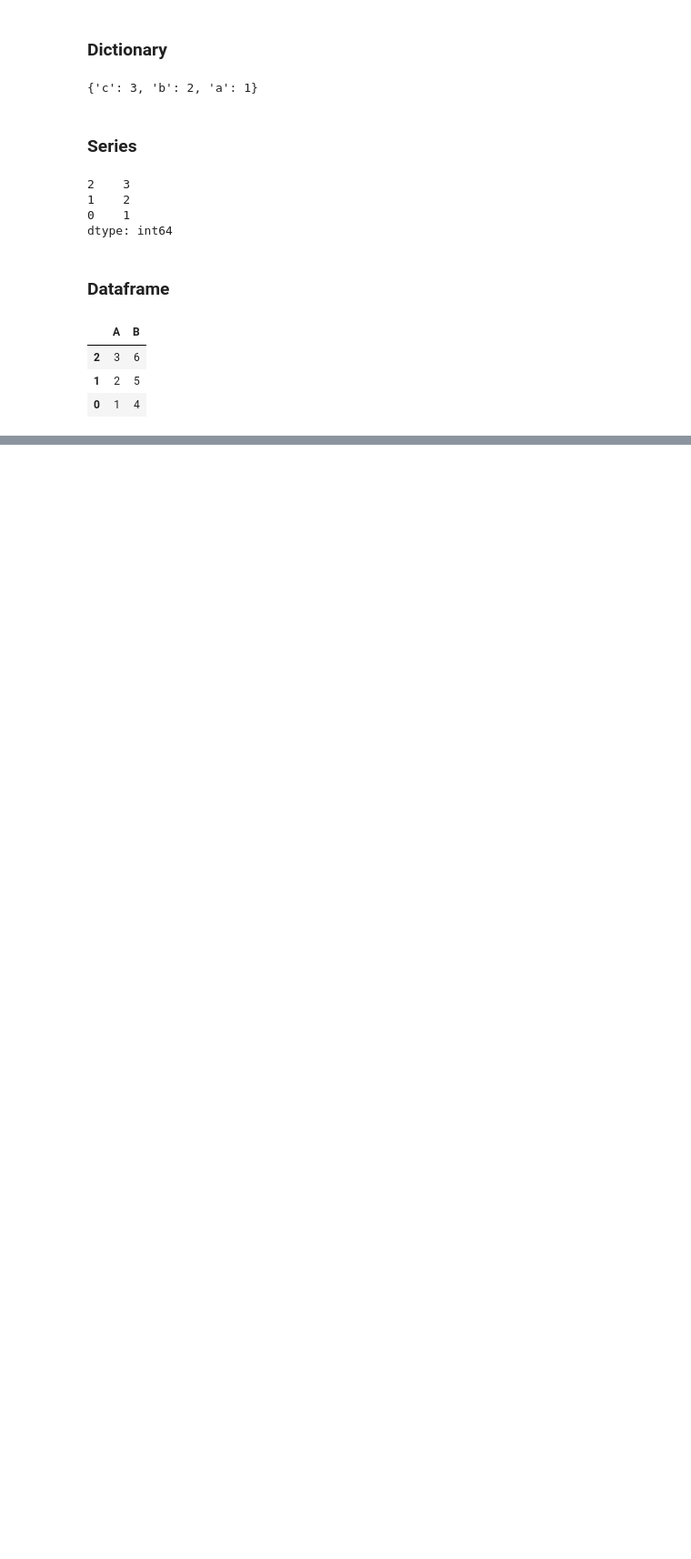
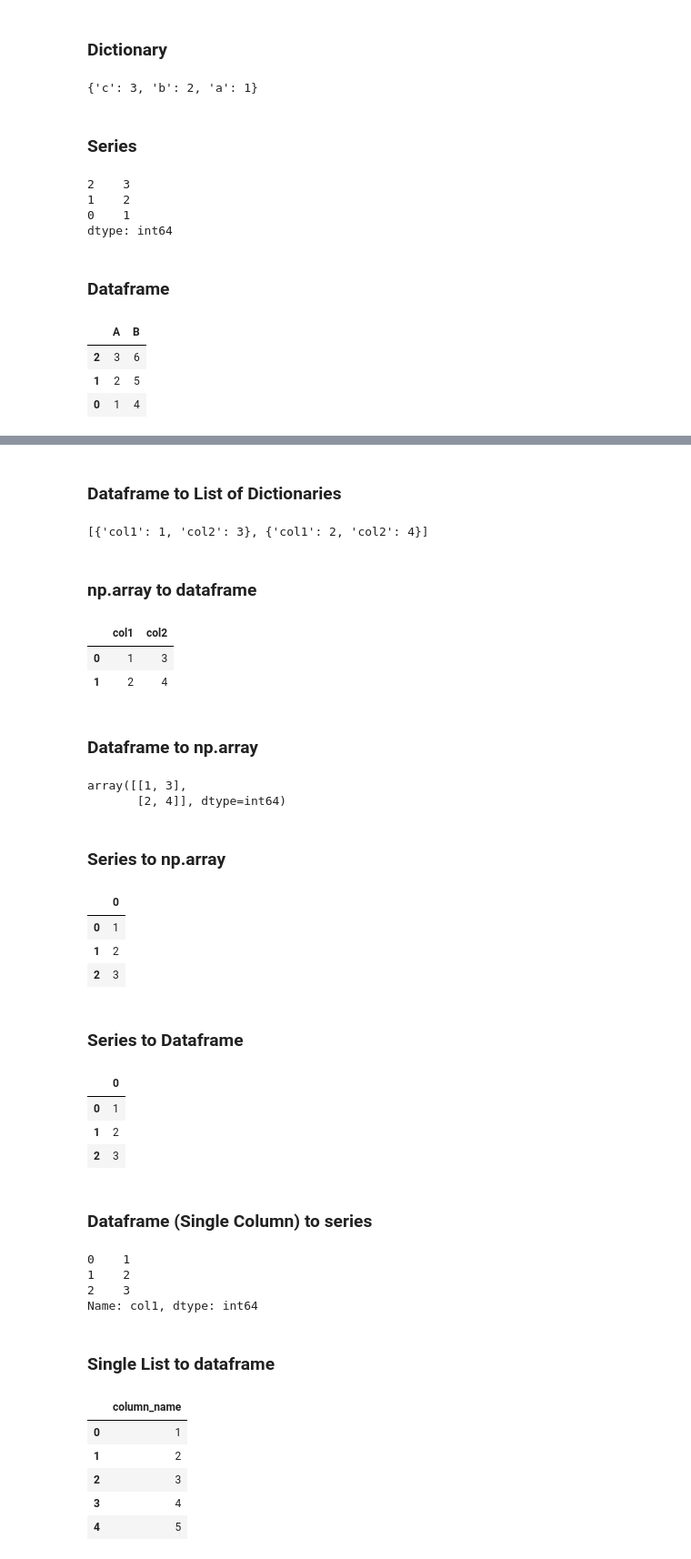
Before and after one commit to priyankconnect/MyProjects, a Jupyter notebook: Python Data Structures/Python Data Structures.ipynb, the cells around one changed output, grey strips where cells are left out. Shown: that part at 91% size. Drawn from its saved outputs; the diff is of its cells as text; code cells hidden in the pictures; blank space fills up the shorter version.

```diff
--- a/Python Data Structures/Python Data Structures.ipynb
+++ b/Python Data Structures/Python Data Structures.ipynb
@@ -526,0 +649,74 @@ reversed_df
+# %% [markdown]
+###  Dataframe to List of Dictionaries
+# %%
+df = pd.DataFrame({'col1': [1, 2], 'col2': [3, 4]})
+lst_of_dicts = df.to_dict('records')
+lst_of_dicts
+# %% [output]
+[{'col1': 1, 'col2': 3}, {'col1': 2, 'col2': 4}]
+# %% [markdown]
+###  np.array to dataframe
+# %%
+arr = np.array([[1, 3], [2, 4]])
+df = pd.DataFrame(arr, columns=['col1', 'col2'])
+df
+# %% [output]
+|  | col1 | col2 |
+| 0 | 1 | 3 |
+| 1 | 2 | 4 |
+# %% [markdown]
+###  Dataframe to np.array
+# %%
+df = pd.DataFrame({'col1': [1, 2], 'col2': [3, 4]})
+arr = df.values
+arr
+# %% [output]
+array([[1, 3],
+       [2, 4]], dtype=int64)
+# %% [markdown]
+###  Series to np.array
+# %%
+series_obj = pd.Series([1, 2, 3])
+df = series_obj.to_frame()
+df
+# %% [output]
+|  | 0 |
+| 0 | 1 |
+| 1 | 2 |
+| 2 | 3 |
+# %% [markdown]
+###  Series to Dataframe
+# %%
+series_obj = pd.Series([1, 2, 3])
+df = series_obj.to_frame()
+df
+# %% [output]
+|  | 0 |
+| 0 | 1 |
+| 1 | 2 |
+| 2 | 3 |
+# %% [markdown]
+###  Dataframe (Single Column) to series
+# %%
+df = pd.DataFrame({'col1': [1, 2, 3]})
+series_obj = df['col1']
+series_obj
+# %% [output]
+0    1
+1    2
+2    3
+Name: col1, dtype: int64
+# %% [markdown]
+###  Single List to dataframe
+# %%
+import pandas as pd
+lst = [1, 2, 3, 4, 5]
+df = pd.DataFrame(lst, columns=['column_name'])
+df
+# %% [output]
+|  | column_name |
+| 0 | 1 |
+| 1 | 2 |
+| 2 | 3 |
+| 3 | 4 |
+| 4 | 5 |
```
Also changed, not shown: parts of 34 cells of this notebook.
